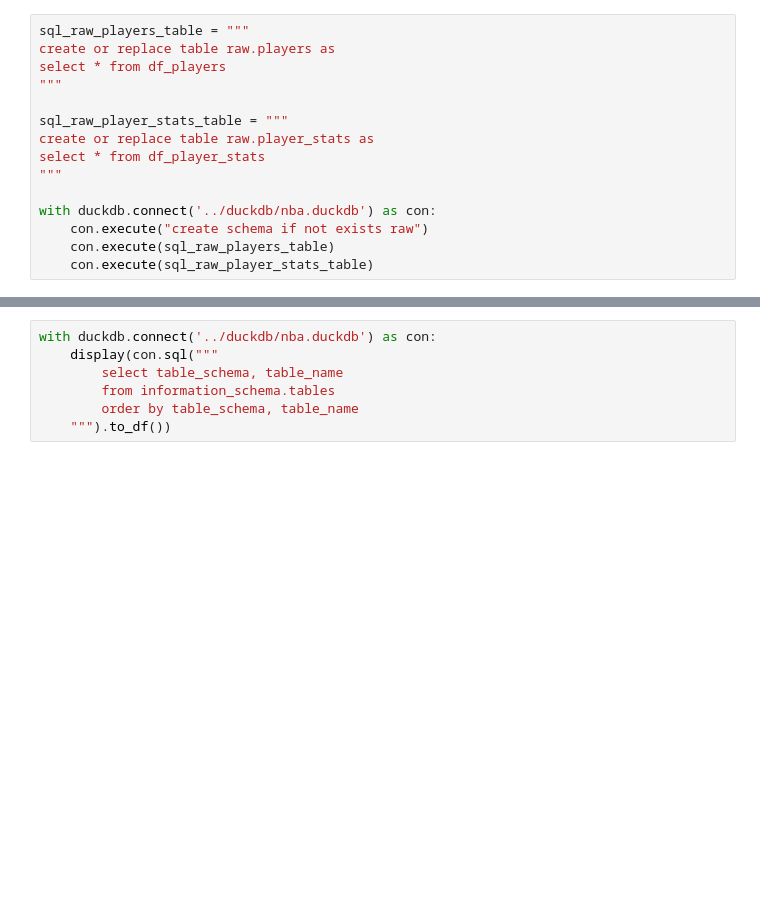
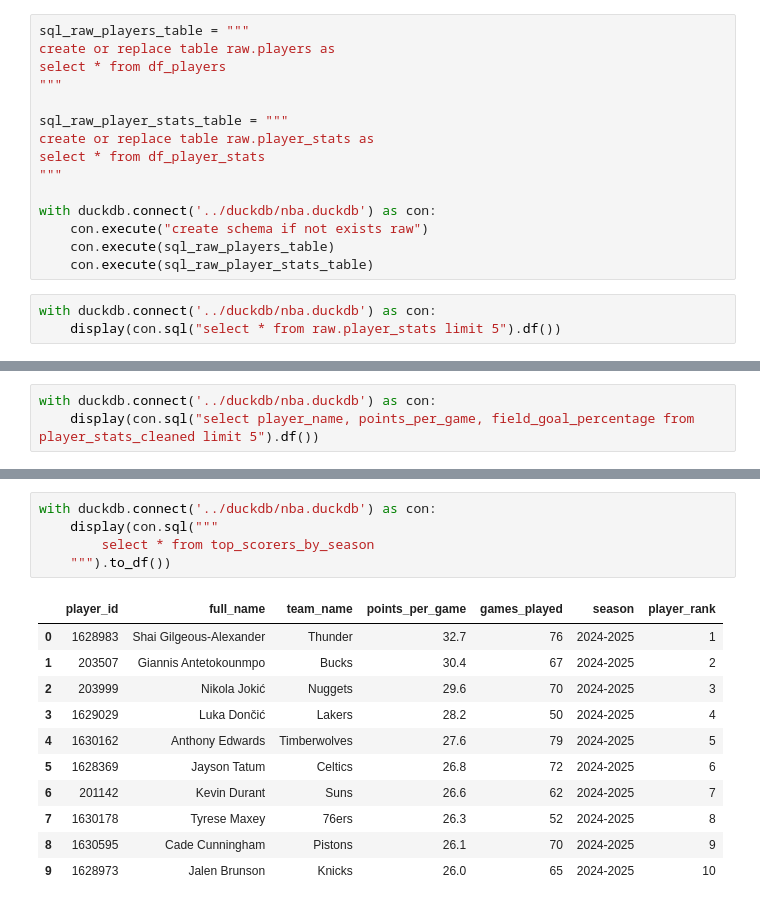
Before and after one commit to al-jpacho/nba-dbt-pipeline, a Jupyter notebook: notebooks/nba_pipeline_dev.ipynb, the cells around one changed output, grey strips where cells are left out. Cells and saved outputs as stored; diff of their text form; blank space fills up the shorter version.

```diff
--- a/notebooks/nba_pipeline_dev.ipynb
+++ b/notebooks/nba_pipeline_dev.ipynb
@@ -35,3 +67,6 @@ with duckdb.connect('../duckdb/nba.duckdb') as con:
     con.execute("create schema if not exists raw")
     con.execute(sql_raw_players_table)
     con.execute(sql_raw_player_stats_table)
+# %%
+with duckdb.connect('../duckdb/nba.duckdb') as con:
+    display(con.sql("select * from raw.player_stats limit 5").df())
@@ -37,0 +90,3 @@ with duckdb.connect('../duckdb/nba.duckdb') as con:
+# %%
+with duckdb.connect('../duckdb/nba.duckdb') as con:
+    display(con.sql("select player_name, points_per_game, field_goal_percentage from player_stats_cleaned limit 5").df())
@@ -38,7 +106,17 @@ with duckdb.connect('../duckdb/nba.duckdb') as con:
 # %%
 with duckdb.connect('../duckdb/nba.duckdb') as con:
     display(con.sql("""
-        select table_schema, table_name
-        from information_schema.tables
-        order by table_schema, table_name
+        select * from top_scorers_by_season
     """).to_df())
+# %% [output]
+|  | player_id | full_name | team_name | points_per_game | games_played | season | player_rank |
+| 0 | 1628983 | Shai Gilgeous-Alexander | Thunder | 32.7 | 76 | 2024-2025 | 1 |
+| 1 | 203507 | Giannis Antetokounmpo | Bucks | 30.4 | 67 | 2024-2025 | 2 |
+| 2 | 203999 | Nikola Jokić | Nuggets | 29.6 | 70 | 2024-2025 | 3 |
+| 3 | 1629029 | Luka Dončić | Lakers | 28.2 | 50 | 2024-2025 | 4 |
+| 4 | 1630162 | Anthony Edwards | Timberwolves | 27.6 | 79 | 2024-2025 | 5 |
+| 5 | 1628369 | Jayson Tatum | Celtics | 26.8 | 72 | 2024-2025 | 6 |
+| 6 | 201142 | Kevin Durant | Suns | 26.6 | 62 | 2024-2025 | 7 |
+| 7 | 1630178 | Tyrese Maxey | 76ers | 26.3 | 52 | 2024-2025 | 8 |
+| 8 | 1630595 | Cade Cunningham | Pistons | 26.1 | 70 | 2024-2025 | 9 |
+| 9 | 1628973 | Jalen Brunson | Knicks | 26.0 | 65 | 2024-2025 | 10 |
```
Also changed, not shown: parts of 8 cells of this notebook.
